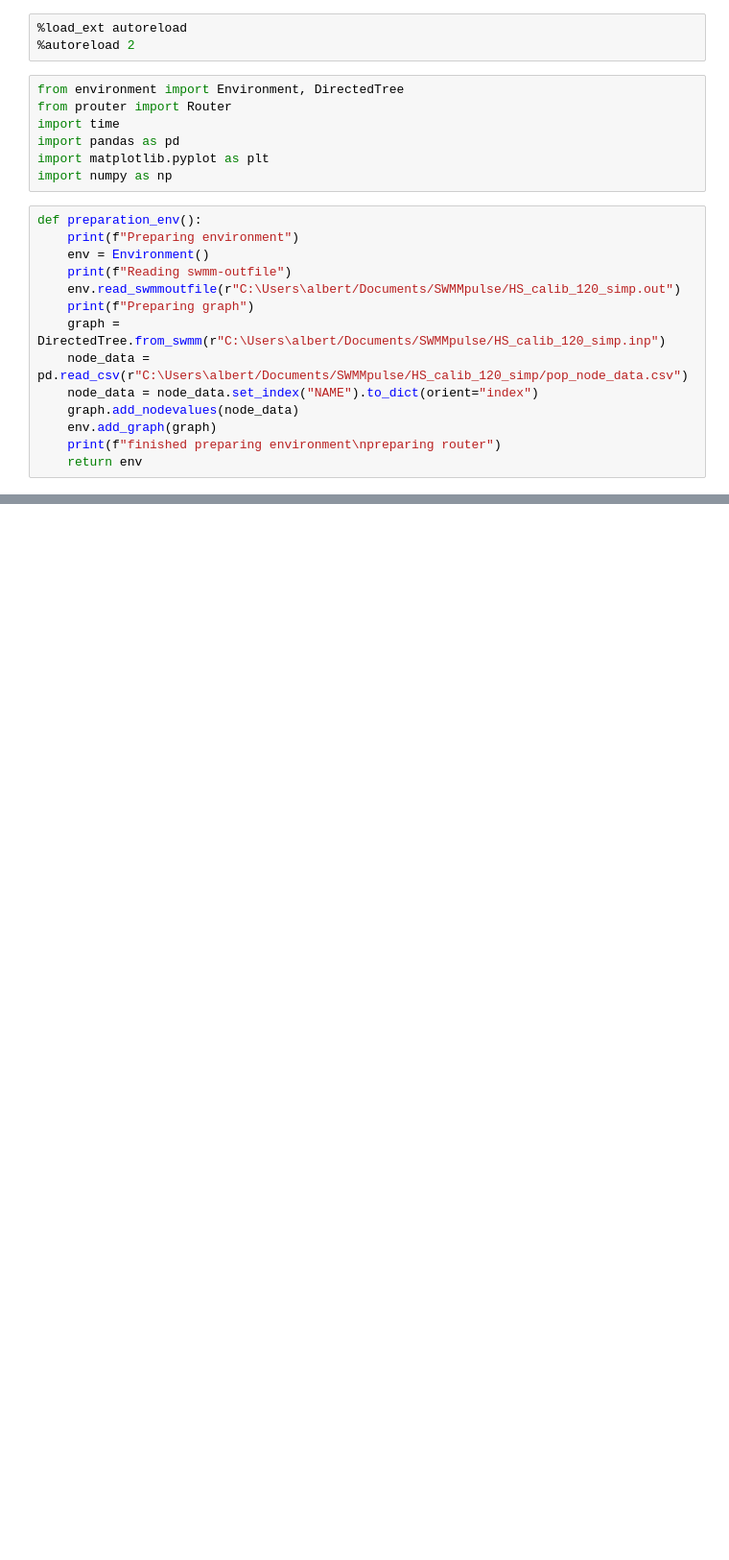
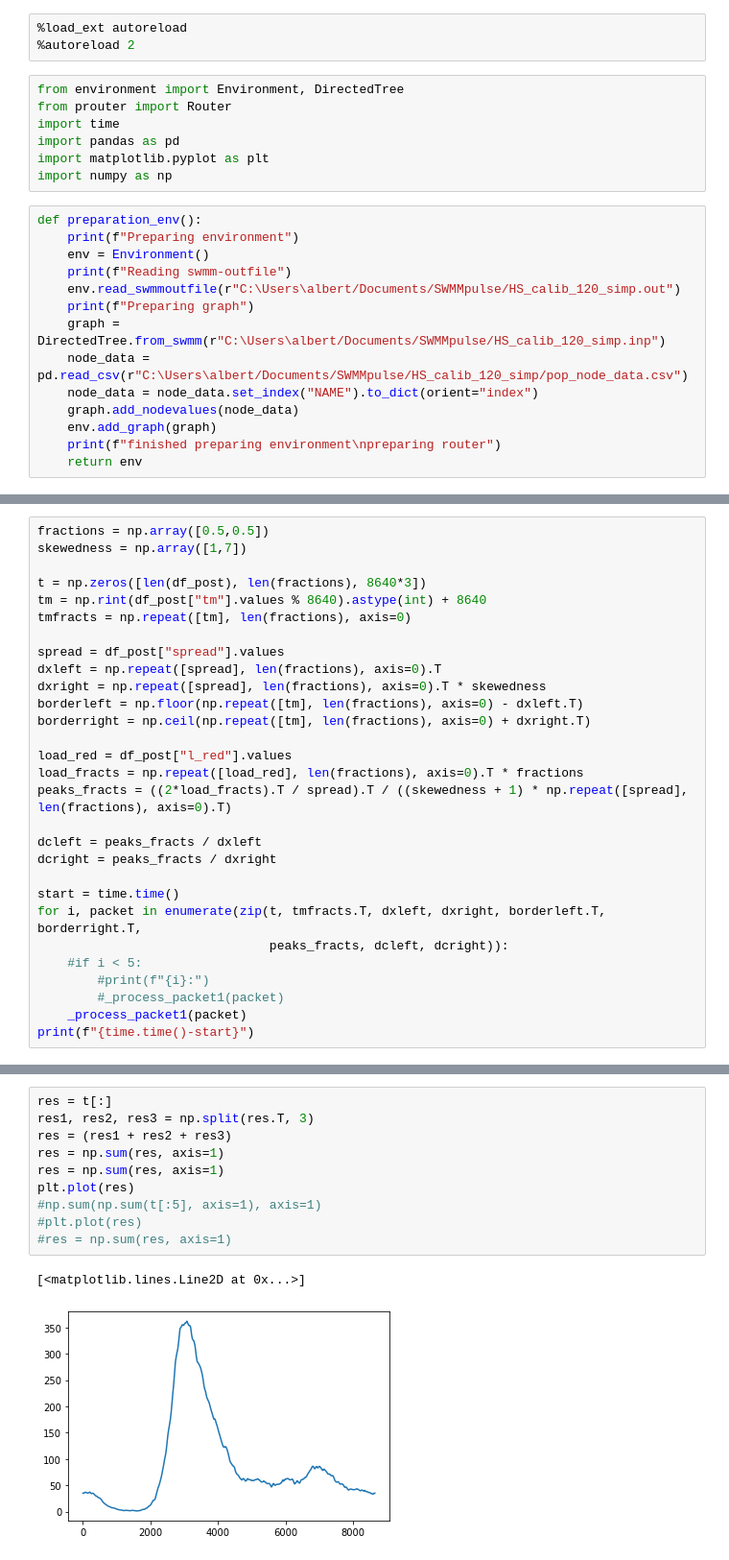
Before and after one commit to alBartig/SWMMpulse, a Jupyter notebook: tester.ipynb, the cells around one changed output, grey strips where cells are left out. Shown: that part at 96% size. Drawn from its saved outputs; the diff is of its cells as text; blank space fills up the shorter version.

```diff
--- a/tester.ipynb
+++ b/tester.ipynb
@@ -65,0 +151,29 @@ plt.scatter(x,y)
+# %%
+fractions = np.array([0.5,0.5])
+skewedness = np.array([1,7])
+
+t = np.zeros([len(df_post), len(fractions), 8640*3])
+tm = np.rint(df_post["tm"].values % 8640).astype(int) + 8640
+tmfracts = np.repeat([tm], len(fractions), axis=0)
+
+spread = df_post["spread"].values
+dxleft = np.repeat([spread], len(fractions), axis=0).T
+dxright = np.repeat([spread], len(fractions), axis=0).T * skewedness
+borderleft = np.floor(np.repeat([tm], len(fractions), axis=0) - dxleft.T)
+borderright = np.ceil(np.repeat([tm], len(fractions), axis=0) + dxright.T)
+
+load_red = df_post["l_red"].values
+load_fracts = np.repeat([load_red], len(fractions), axis=0).T * fractions
+peaks_fracts = ((2*load_fracts).T / spread).T / ((skewedness + 1) * np.repeat([spread], len(fractions), axis=0).T)
+
+dcleft = peaks_fracts / dxleft
+dcright = peaks_fracts / dxright
+
+start = time.time()
+for i, packet in enumerate(zip(t, tmfracts.T, dxleft, dxright, borderleft.T, borderright.T,
+                               peaks_fracts, dcleft, dcright)):
+    #if i < 5:
+        #print(f"{i}:")
+        #_process_packet1(packet)
+    _process_packet1(packet)
+print(f"{time.time()-start}")
@@ -65,0 +191,13 @@ plt.scatter(x,y)
+# %%
+res = t[:]
+res1, res2, res3 = np.split(res.T, 3)
+res = (res1 + res2 + res3)
+res = np.sum(res, axis=1)
+res = np.sum(res, axis=1)
+plt.plot(res)
+#np.sum(np.sum(t[:5], axis=1), axis=1)
+#plt.plot(res)
+#res = np.sum(res, axis=1)
+# %% [output]
+[<matplotlib.lines.Line2D at 0x...>]
+[figure, added]
```
Also changed, not shown: parts of 28 cells of this notebook, 2 other files.
